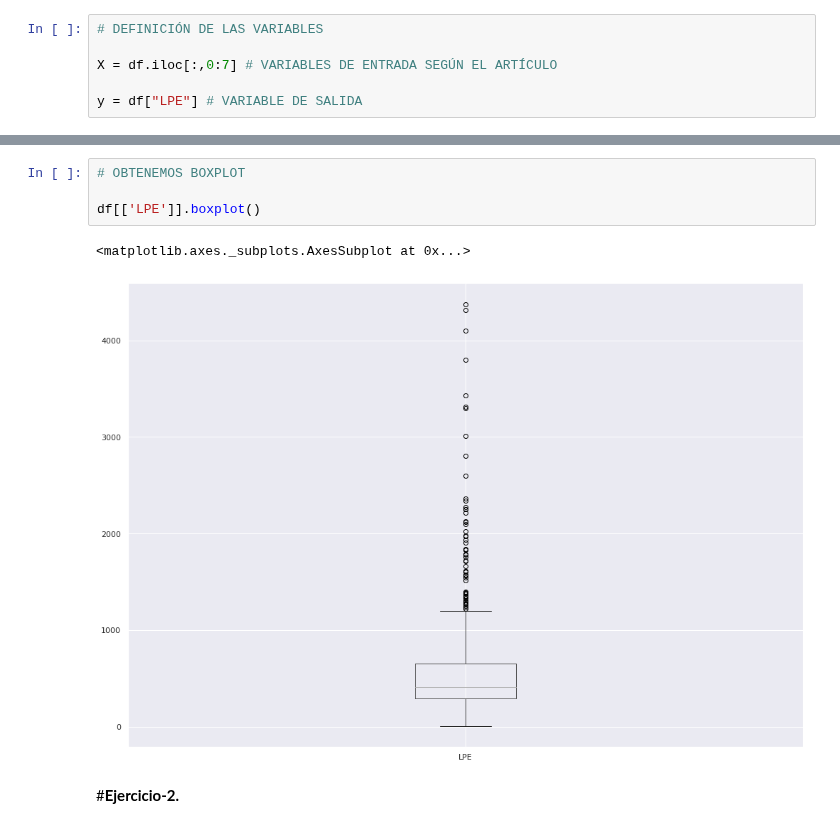
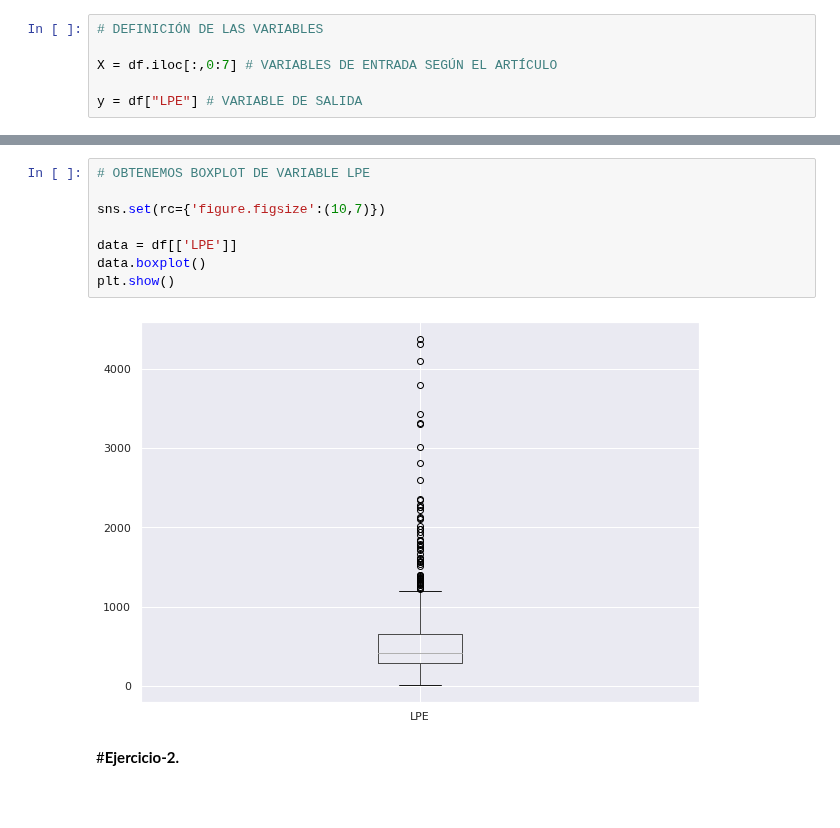
Before and after one commit to LH-1169213/Equipo3, a Jupyter notebook: Redneuronal_Equipo3.ipynb, the cells around one changed output, grey strips where cells are left out. Drawn from its saved outputs; the diff is of its cells as text; blank space fills up the shorter version.

```diff
--- a/Redneuronal_Equipo3.ipynb
+++ b/Redneuronal_Equipo3.ipynb
@@ -225,10 +210,13 @@ plt.show()
 # %%
-# OBTENEMOS BOXPLOT
+# OBTENEMOS BOXPLOT DE VARIABLE LPE
 
-df[['LPE']].boxplot()
+sns.set(rc={'figure.figsize':(10,7)})
+
+data = df[['LPE']]
+data.boxplot()
+plt.show()
 # %% [output]
-<matplotlib.axes._subplots.AxesSubplot at 0x...>
-[figure, old version]
+[figure, new version]
 # %% [markdown]
 #**Ejercicio-2.**
 # %% [markdown]
```
Also changed, not shown: parts of 10 cells of this notebook.
